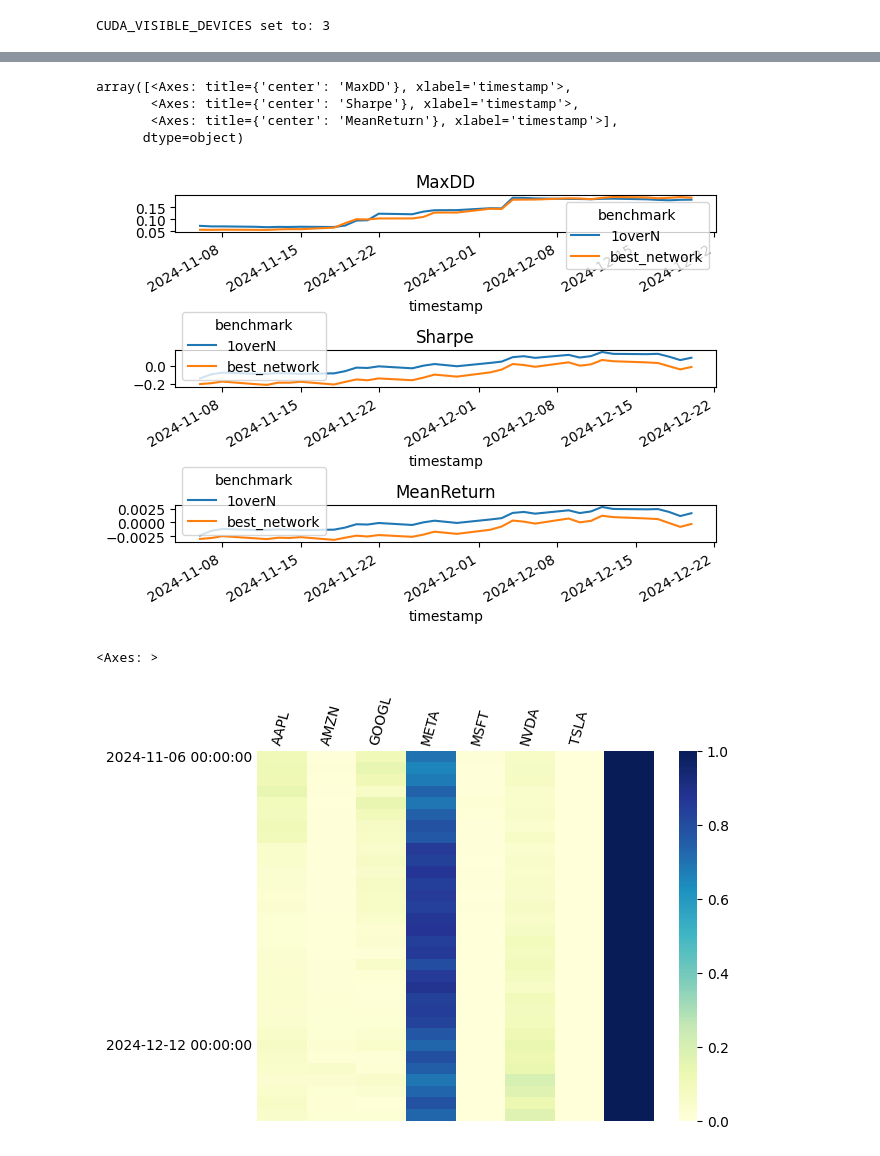
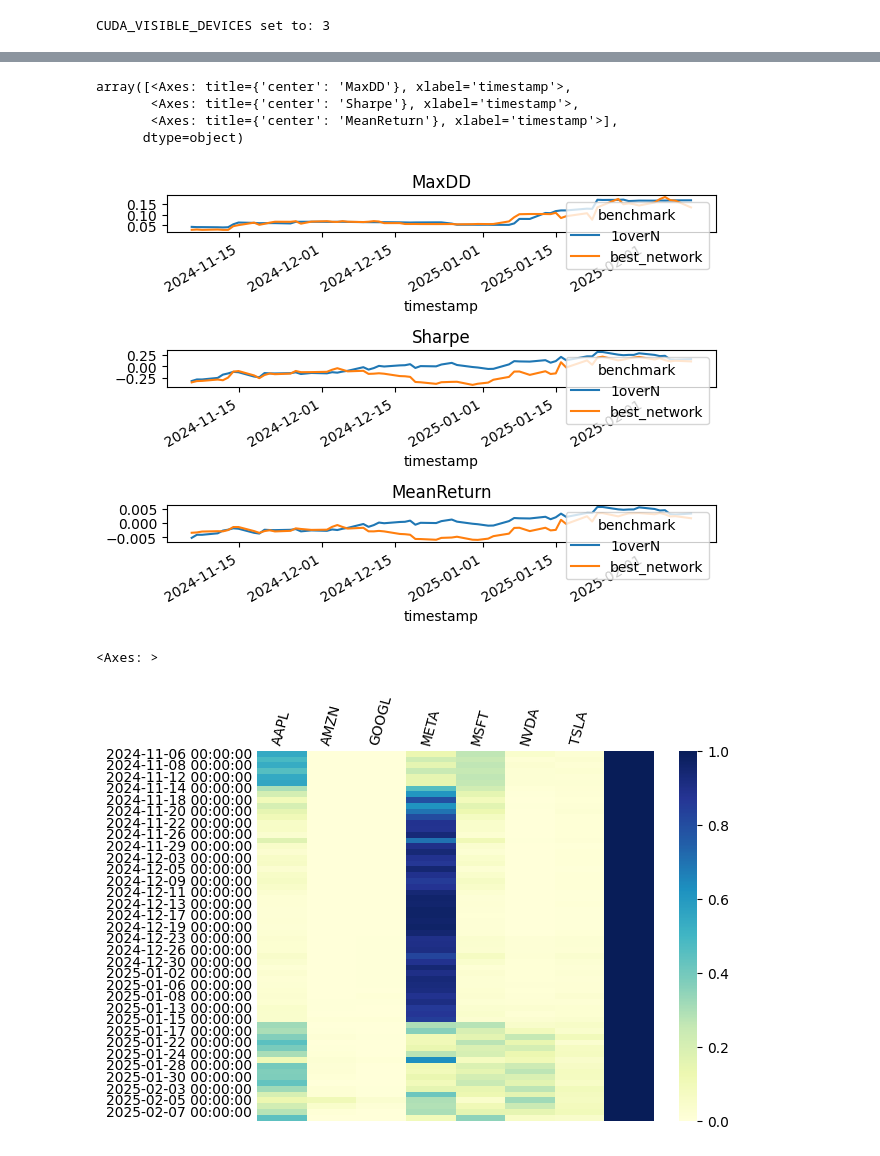
Before and after one commit to zhangmaosen/deep_portfolio, a Jupyter notebook: sft/train_deep_net.ipynb, the cells around one changed output, grey strips where cells are left out. Drawn from its saved outputs; the diff is of its cells as text; code cells hidden in the pictures.

```diff
--- a/sft/train_deep_net.ipynb
+++ b/sft/train_deep_net.ipynb
@@ -37,16 +37,16 @@ from deepdow.callbacks import EarlyStoppingCallback, ModelCheckpointCallback, Ca
 from deepdow.visualize import generate_metrics_table, generate_weights_table, plot_metrics, plot_weight_heatmap
 # %%
 use_aigc_data = True
-d_model = 96
+d_model = 192
 configs_dict = {
     'task_name': 'long_term_forecast',
     'features': 'M',  # or 'S' for single variable
-    'seq_len': 128,
+    'seq_len': 64,
     'label_len': 0,
-    'pred_len': 64,
+    'pred_len': 32,
     'use_norm': True,
     'use_aigc_data': use_aigc_data,  # whether to use AIGC data
-    'patch_len': 32,
+    'patch_len': 16,
     'enc_in': (5+1024)*7,  # number of input features
     'd_model': d_model,  # model dimension
     'embed': 'fixed',  # embedding type
@@ -672,15 +691,15 @@ array([<Axes: title={'center': 'MaxDD'}, xlabel='timestamp'>,
        <Axes: title={'center': 'Sharpe'}, xlabel='timestamp'>,
        <Axes: title={'center': 'MeanReturn'}, xlabel='timestamp'>],
       dtype=object)
-[figure, old version]
+[figure, new version]
 # %%
 weight_table = generate_weights_table(loaded_network, val_dataloader,device = 'cpu')
 # %%
 plot_weight_heatmap(weight_table,
                     add_sum_column=True,
                     time_format=None,
-                    time_skips=25)
+                    time_skips=2)
 # %% [output]
 <Axes: >
-[figure, old version]
+[figure, new version]
 # %%
```
Also changed, not shown: parts of 9 cells of this notebook, 1 other file.
